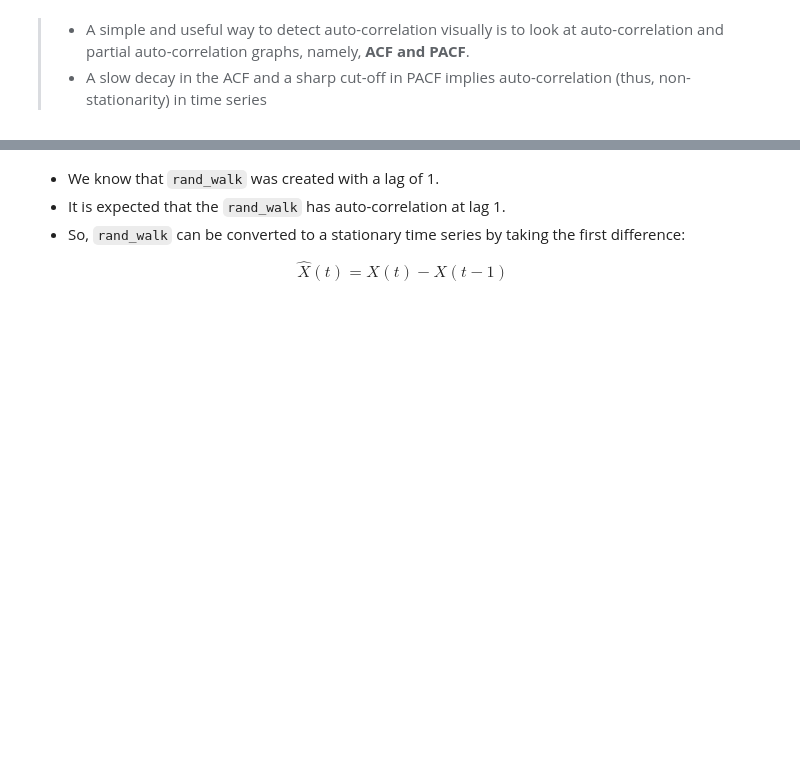
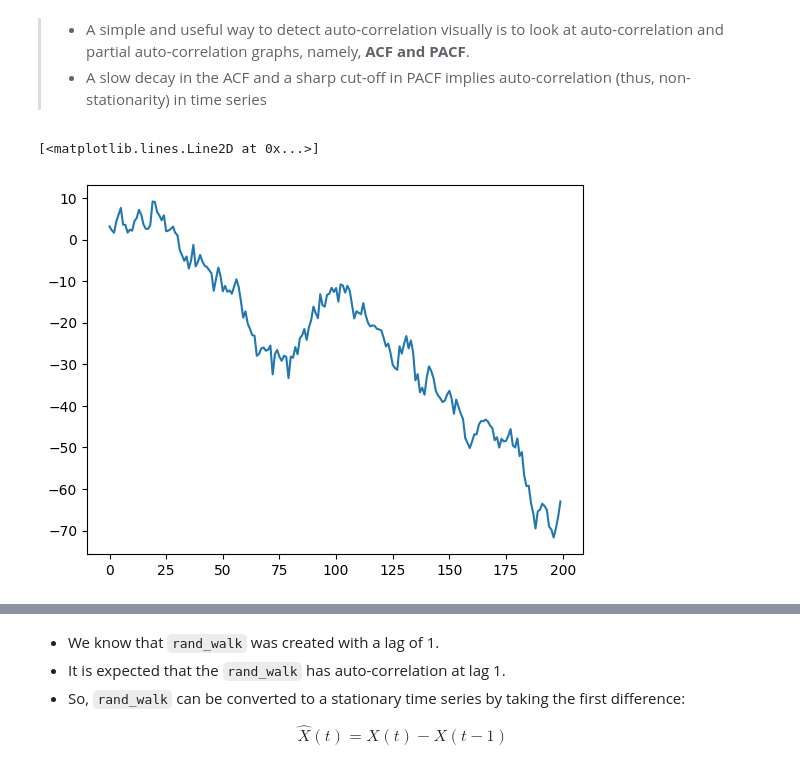
Before and after one commit to nsydn/ise043_tsaf, a Jupyter notebook: ise043_tsaf_2526f_2_stationarity.ipynb, the cells around one changed output, grey strips where cells are left out. Drawn from its saved outputs; the diff is of its cells as text; code cells hidden in the pictures; blank space fills up the shorter version.

```diff
--- a/ise043_tsaf_2526f_2_stationarity.ipynb
+++ b/ise043_tsaf_2526f_2_stationarity.ipynb
@@ -575,4 +580,9 @@ stationary.
 
 > *   A simple and useful way to detect auto-correlation visually is to look at auto-correlation and partial auto-correlation graphs, namely, **ACF and PACF**.
 > * A slow decay in the ACF and a sharp cut-off in PACF implies auto-correlation (thus, non-stationarity) in time series
+# %%
+plt.plot(rand_walk)
+# %% [output]
+[<matplotlib.lines.Line2D at 0x...>]
+[figure, added]
 # %%
```
Also changed, not shown: parts of 9 cells of this notebook, 2 other files.
